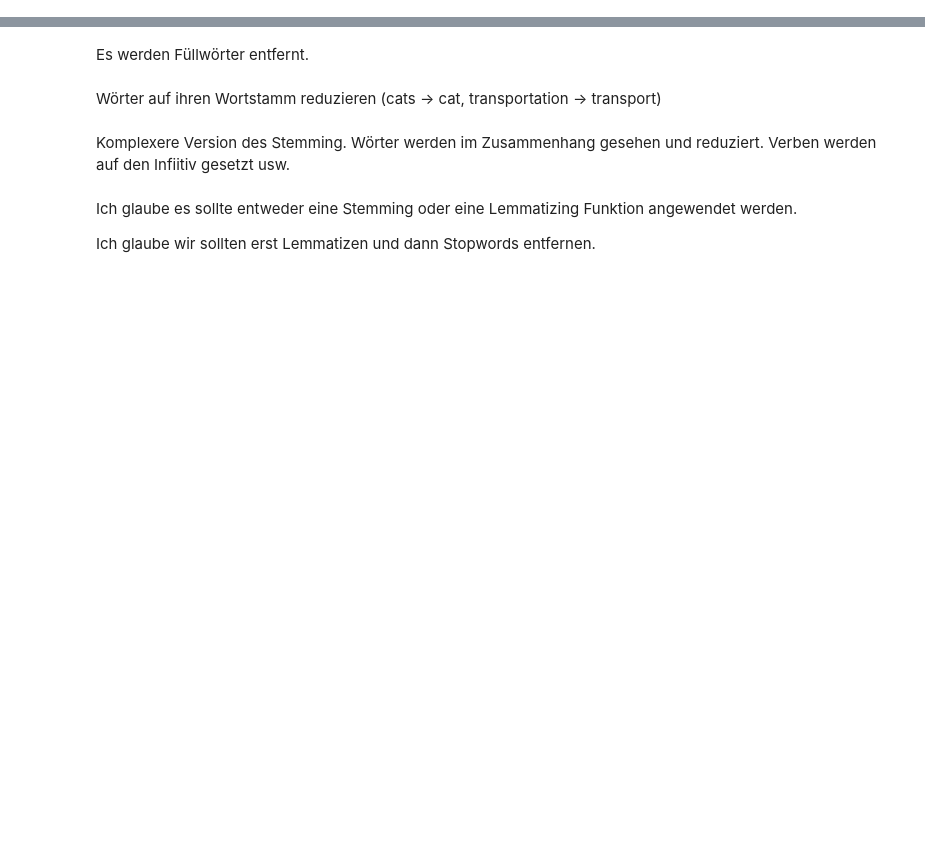
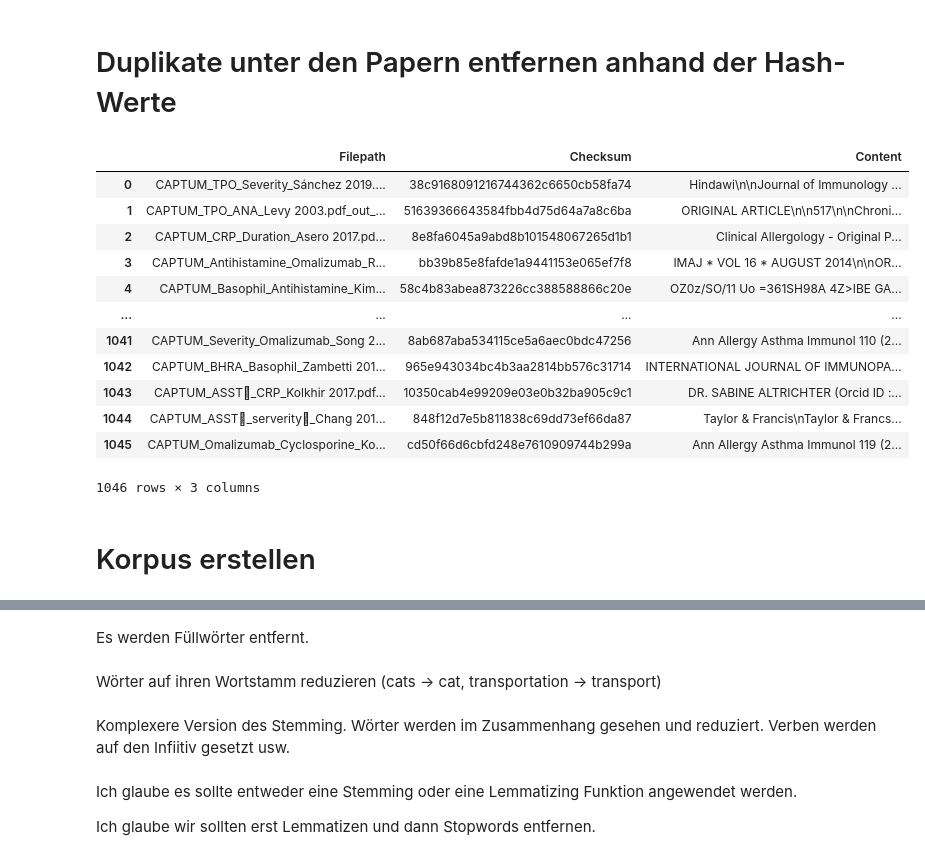
Before and after one commit to JulianSchmidtke/CAPTUM, a Jupyter notebook: AsuD_CAPTUM_v0.1.ipynb, the cells around one changed output, grey strips where cells are left out. Cells and saved outputs as stored; diff of their text form; code cells hidden in the pictures; blank space fills up the shorter version.

```diff
--- a/AsuD_CAPTUM_v0.1.ipynb
+++ b/AsuD_CAPTUM_v0.1.ipynb
@@ -35,3 +19,5 @@ True
+# %% [markdown]
+# Duplikate unter den Papern entfernen anhand der Hash-Werte
 # %%
 #Arbeitsverzeichnis auf das Ordnerverzeichnis ändern, in welchem die Daten liegen (txt-Format)
 
@@ -57,7 +43,22 @@ def get_checksum(filepath: str) -> str:
 df_files['Checksum'] = df_files['Filepath'].apply(get_checksum)
 # %%
 #Den Inhalt der Paper einlesen und in einen Pandas-
-df_files['Content'] = df_files['Filepath'].apply(lambda f: open(f, 'r', encoding = "ISO-8859-1").read().replace("\n", ""))
+df_files['Content'] = df_files['Filepath'].apply(lambda f: open(f, 'r', encoding = "ISO-8859-1").read())
+df_files
+# %% [output]
+|  | Filepath | Checksum | Content |
+| 0 | CAPTUM_TPO_Severity_Sánchez 2019.... | 38c9168091216744362c6650cb58fa74 | Hindawi\n\nJournal of Immunology ... |
+| 1 | CAPTUM_TPO_ANA_Levy 2003.pdf_out_... | 51639366643584fbb4d75d64a7a8c6ba | ORIGINAL ARTICLE\n\n517\n\nChroni... |
+| 2 | CAPTUM_CRP_Duration_Asero 2017.pd... | 8e8fa6045a9abd8b101548067265d1b1 | Clinical Allergology - Original P... |
+| 3 | CAPTUM_Antihistamine_Omalizumab_R... | bb39b85e8fafde1a9441153e065ef7f8 | IMAJ * VOL 16 * AUGUST 2014\n\nOR... |
+| 4 | CAPTUM_Basophil_Antihistamine_Kim... | 58c4b83abea873226cc388588866c20e | OZ0z/SO/11 Uo =361SH98A 4Z>IBE GA... |
+| ... | ... | ... | ... |
+| 1041 | CAPTUM_Severity_Omalizumab_Song 2... | 8ab687aba534115ce5a6aec0bdc47256 | Ann Allergy Asthma Immunol 110 (2... |
+| 1042 | CAPTUM_BHRA_Basophil_Zambetti 201... | 965e943034bc4b3aa2814bb576c31714 | INTERNATIONAL JOURNAL OF IMMUNOPA... |
+| 1043 | CAPTUM_ASST_CRP_Kolkhir 2017.pdf... | 10350cab4e99209e03e0b32ba905c9c1 | DR. SABINE ALTRICHTER (Orcid ID :... |
+| 1044 | CAPTUM_ASST_serverity_Chang 201... | 848f12d7e5b811838c69dd73ef66da87 | Taylor & Francis\nTaylor & Francs... |
+| 1045 | CAPTUM_Omalizumab_Cyclosporine_Ko... | cd50f66d6cbfd248e7610909744b299a | Ann Allergy Asthma Immunol 119 (2... |
+1046 rows × 3 columns
 # %%
 fileNameTags = list(map(lambda fn: fn.split('_')[0:-2],df_files['Filepath']))
 
@@ -79,3 +80,5 @@ for checksum in checksums:
 df = df_files.drop_duplicates(subset=['Checksum'], keep='first')
 df.reset_index(inplace=True, drop=True)
 df = df.loc[:,['Authors','Year','Tags', 'Content']]
+# %% [markdown]
+# Korpus erstellen
```
Also changed, not shown: parts of 15 cells of this notebook.
